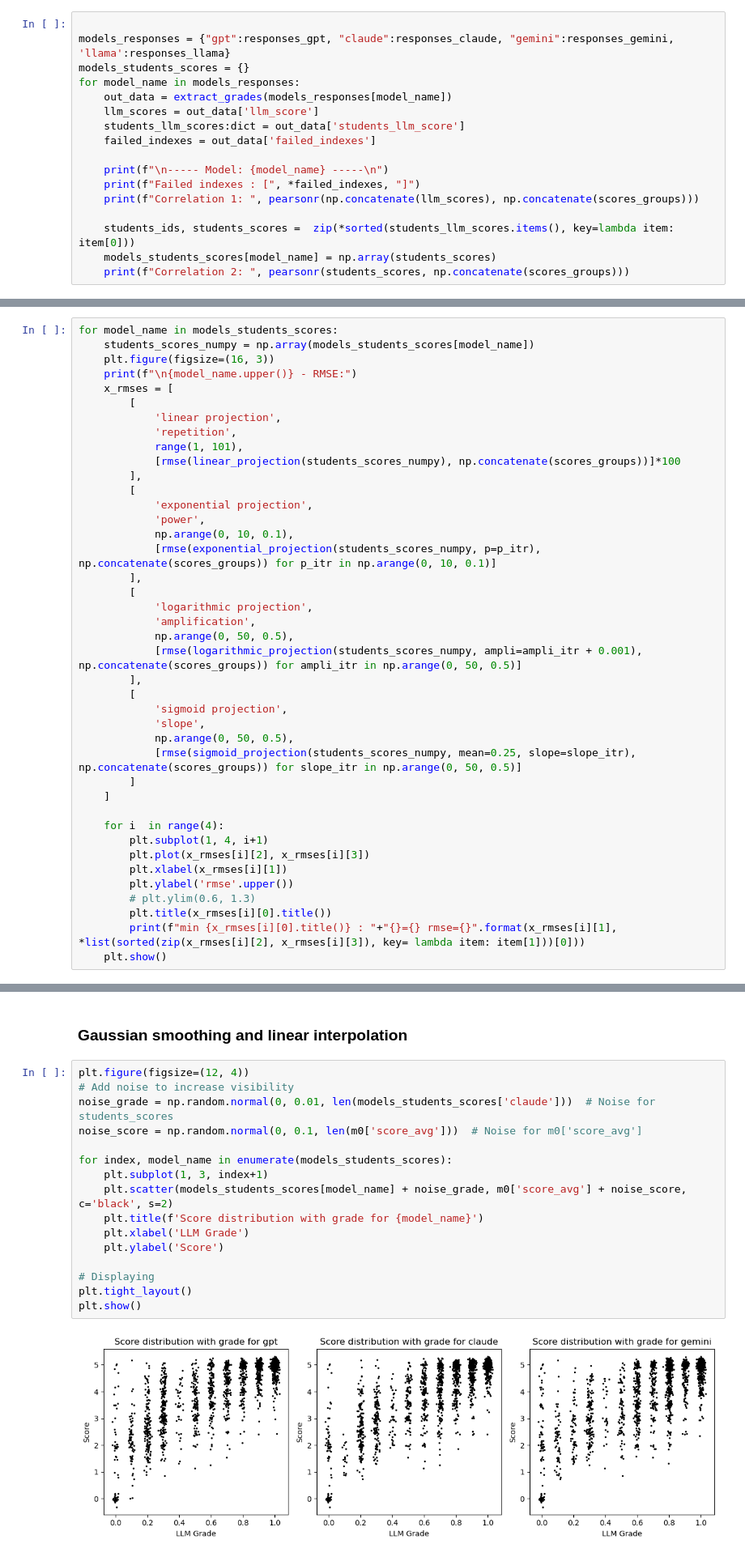
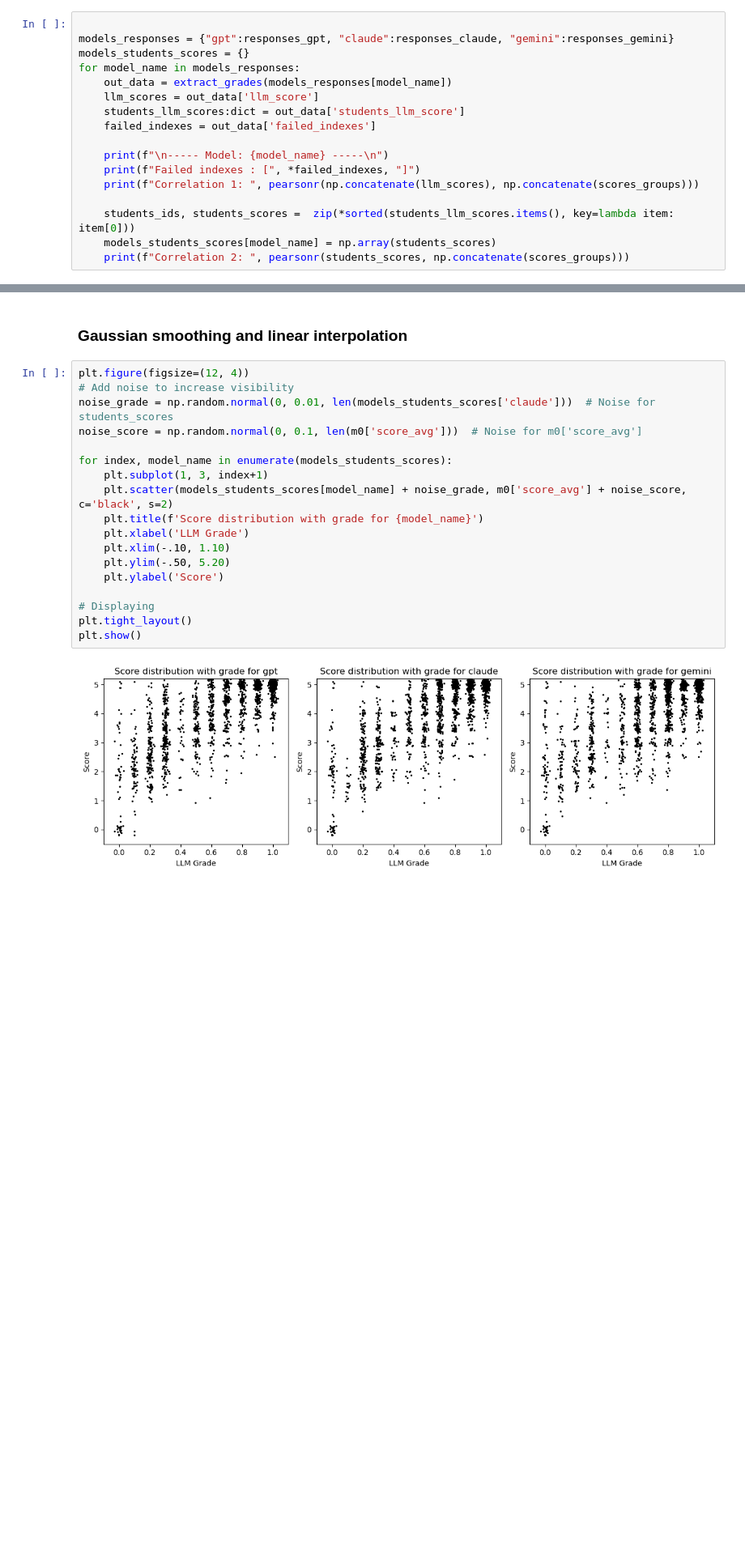
Before and after one commit to electronF/test_sag, a Jupyter notebook: asag_mohler_cleaned.ipynb, the cells around one changed output, grey strips where cells are left out. Shown: that part at 81% size. Saved outputs shown, nothing was run; the diff lists cells and outputs as text; blank space fills up the shorter version.

```diff
--- a/asag_mohler_cleaned.ipynb
+++ b/asag_mohler_cleaned.ipynb
@@ -266,7 +246,7 @@ def extract_grades(data:list):
     }
 # %%
 
-models_responses = {"gpt":responses_gpt, "claude":responses_claude, "gemini":responses_gemini, 'llama':responses_llama}
+models_responses = {"gpt":responses_gpt, "claude":responses_claude, "gemini":responses_gemini}
 models_students_scores = {}
 for model_name in models_responses:
     out_data = extract_grades(models_responses[model_name])
@@ -326,41 +284,0 @@ def sigmoid_projection(x, scale=5, mean = 0.5, slope=6):
-# %%
-for model_name in models_students_scores:
-    students_scores_numpy = np.array(models_students_scores[model_name])
-    plt.figure(figsize=(16, 3))
-    print(f"\n{model_name.upper()} - RMSE:")
-    x_rmses = [
-        [
-            'linear projection',
-            'repetition',
-            range(1, 101),
-            [rmse(linear_projection(students_scores_numpy), np.concatenate(scores_groups))]*100
-        ],
-        [
-            'exponential projection',
-            'power',
-            np.arange(0, 10, 0.1),
-            [rmse(exponential_projection(students_scores_numpy, p=p_itr), np.concatenate(scores_groups)) for p_itr in np.arange(0, 10, 0.1)]
-        ],
-        [
-            'logarithmic projection',
-            'amplification',
-            np.arange(0, 50, 0.5),
-            [rmse(logarithmic_projection(students_scores_numpy, ampli=ampli_itr + 0.001), np.concatenate(scores_groups)) for ampli_itr in np.arange(0, 50, 0.5)]
-        ],
-        [
-            'sigmoid projection',
-            'slope',
-            np.arange(0, 50, 0.5),
-            [rmse(sigmoid_projection(students_scores_numpy, mean=0.25, slope=slope_itr), np.concatenate(scores_groups)) for slope_itr in np.arange(0, 50, 0.5)]
-        ]
-    ]
-
-    for i  in range(4):
-        plt.subplot(1, 4, i+1)
-        plt.plot(x_rmses[i][2], x_rmses[i][3])
-        plt.xlabel(x_rmses[i][1])
-        plt.ylabel('rmse'.upper())
-        # plt.ylim(0.6, 1.3)
-        plt.title(x_rmses[i][0].title())
-        print(f"min {x_rmses[i][0].title()} : "+"{}={} rmse={}".format(x_rmses[i][1], *list(sorted(zip(x_rmses[i][2], x_rmses[i][3]), key= lambda item: item[1]))[0]))
-    plt.show()
@@ -406,21 +287,23 @@ D'apres les resultats ci-dessous nous observons que le model claude performent e
 # %%
 plt.figure(figsize=(12, 4))
 # Add noise to increase visibility
 noise_grade = np.random.normal(0, 0.01, len(models_students_scores['claude']))  # Noise for students_scores
 noise_score = np.random.normal(0, 0.1, len(m0['score_avg']))  # Noise for m0['score_avg']
 
 for index, model_name in enumerate(models_students_scores):
     plt.subplot(1, 3, index+1)
     plt.scatter(models_students_scores[model_name] + noise_grade, m0['score_avg'] + noise_score, c='black', s=2)
     plt.title(f'Score distribution with grade for {model_name}')
     plt.xlabel('LLM Grade')
+    plt.xlim(-.10, 1.10)
+    plt.ylim(-.50, 5.20)
     plt.ylabel('Score')
 
 # Displaying
 plt.tight_layout()
 plt.show()
 # %% [output]
-[figure, old version]
+[figure, new version]
 # %%
 i_set = m0['id'].unique()
 # %%
```
Also changed, not shown: parts of 15 cells of this notebook, 1 other file.
